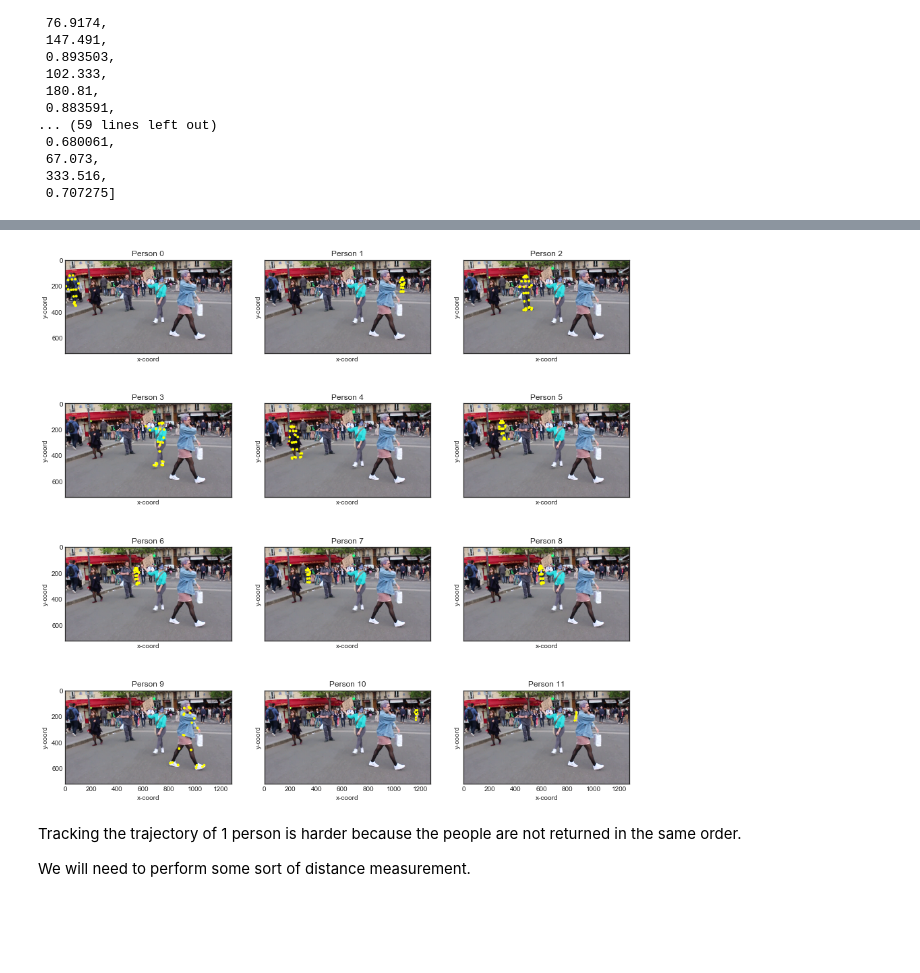
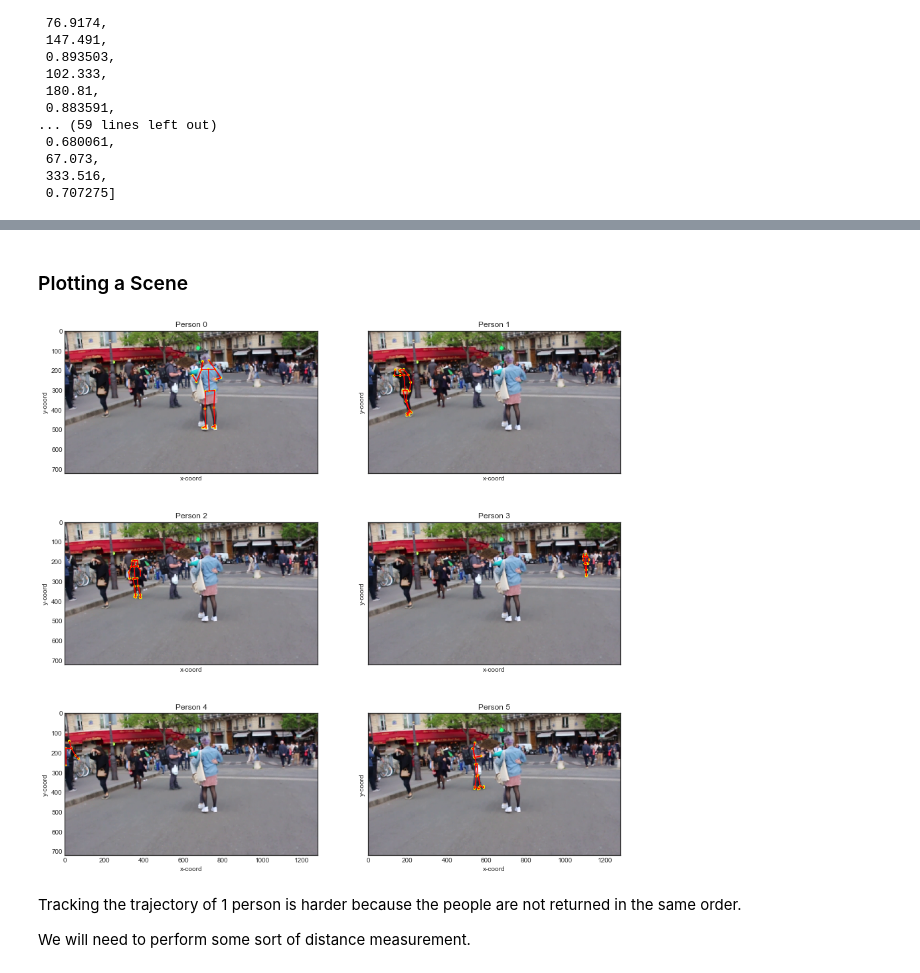
Before and after one commit to lisaong/hss, a Jupyter notebook: 04_pose_estimation.ipynb, the cells around one changed output, grey strips where cells are left out. Cells and saved outputs as stored; diff of their text form; code cells hidden in the pictures; blank space fills up the shorter version.

Commit message:
draw skeleton (#8)

```diff
--- a/04_pose_estimation.ipynb
+++ b/04_pose_estimation.ipynb
@@ -164,0 +171,32 @@ def keypoints_to_dataframe(keypoints):
+# %%
+# Source: https://github.com/CMU-Perceptual-Computing-Lab/openpose/blob/master/doc/output.md#pose-output-format-coco
+Pose_part_pairs = [
+    (1,8), (1,2), (1,5), (2,3), (3,4), (5,6), (6,7), (8,9), (9,10), (10,11),
+    (8,12), (12,13), (13,14), (1,0), (0,15), (15,17), (0,16), (16,18), (2,17), (5,18),
+    (14,19), (19,20), (14,21), (11,22), (22,23), (11,24)
+]
+
+def draw_skeleton(ax, df):
+    for p, q in Pose_part_pairs:
+        if df.x[p] != 0 and df.x[q] != 0 and df.y[p] != 0 and df.y[q] != 0:
+            ax.plot([df.x[p], df.x[q]], [df.y[p], df.y[q]], color='red')
+# %%
+fig, ax = plt.subplots(figsize=(10, 8))
+
+video = cv2.VideoCapture('./data/openpose/video.avi')
+
+frame = json.load(open(f'./data/openpose/video_000000000100_keypoints.json', 'rb'))
+df = keypoints_to_dataframe(frame['people'][0]['pose_keypoints_2d'])
+
+for i in range(100):
+    _, image = video.read()
+_, image1 = video.read()
+
+# different size dots according to probability
+ax.scatter(df.x, df.y, s=df.c*10, color='yellow')
+ax.set(title='Frame 100, Person 0')
+
+# openCV uses BGR, convert to RGB
+ax.imshow(cv2.cvtColor(image1, cv2.COLOR_BGR2RGB))
+
+draw_skeleton(ax, df)
@@ -165,25 +205,29 @@ def keypoints_to_dataframe(keypoints):
+# %% [markdown]
+### Plotting a Scene
 # %%
-fig, ax = plt.subplots(nrows=4, ncols=3, figsize=(15, 15), sharex=True, sharey=True)
+fig, ax = plt.subplots(nrows=3, ncols=2, figsize=(15, 15), sharex=True, sharey=True)
 ax = ax.flatten()
 
 video = cv2.VideoCapture('./data/openpose/video.avi')
 
 # fast forward
-for i in range(200):
+for i in range(100):
     _, image = video.read()
 _, image = video.read()
 
 for i in range(min(len(frame['people']), len(ax))):
     df = keypoints_to_dataframe(frame['people'][i]['pose_keypoints_2d'])
 
     # different size dots according to probability
     ax[i].scatter(df.x, df.y, s=df.c*10, color='yellow')
     ax[i].set(title=f'Person {i}', xlabel='x-coord', ylabel='y-coord')
 
     # openCV uses BGR, convert to RGB
     ax[i].imshow(cv2.cvtColor(image, cv2.COLOR_BGR2RGB))
+
+    draw_skeleton(ax[i], df)
 # %% [output]
-[figure, old version]
+[figure, new version]
 # %% [markdown]
 Tracking the trajectory of 1 person is harder because the people are not returned in the same order.
 
```
Also changed, not shown: parts of 4 cells of this notebook.
